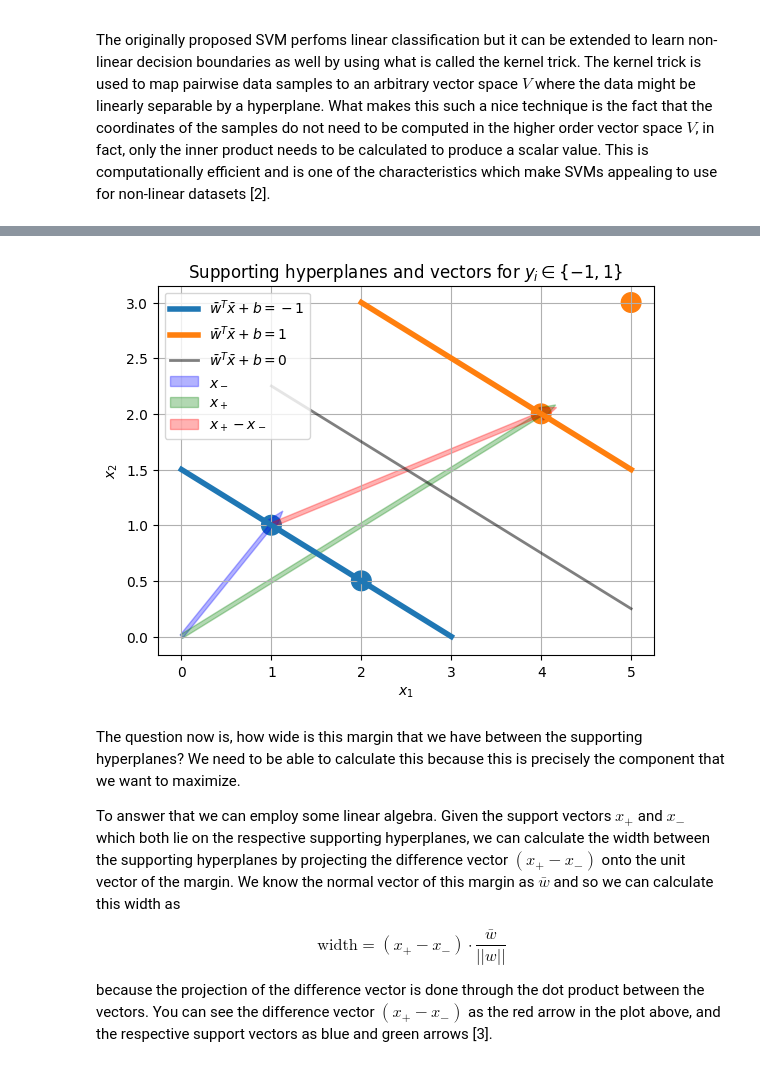
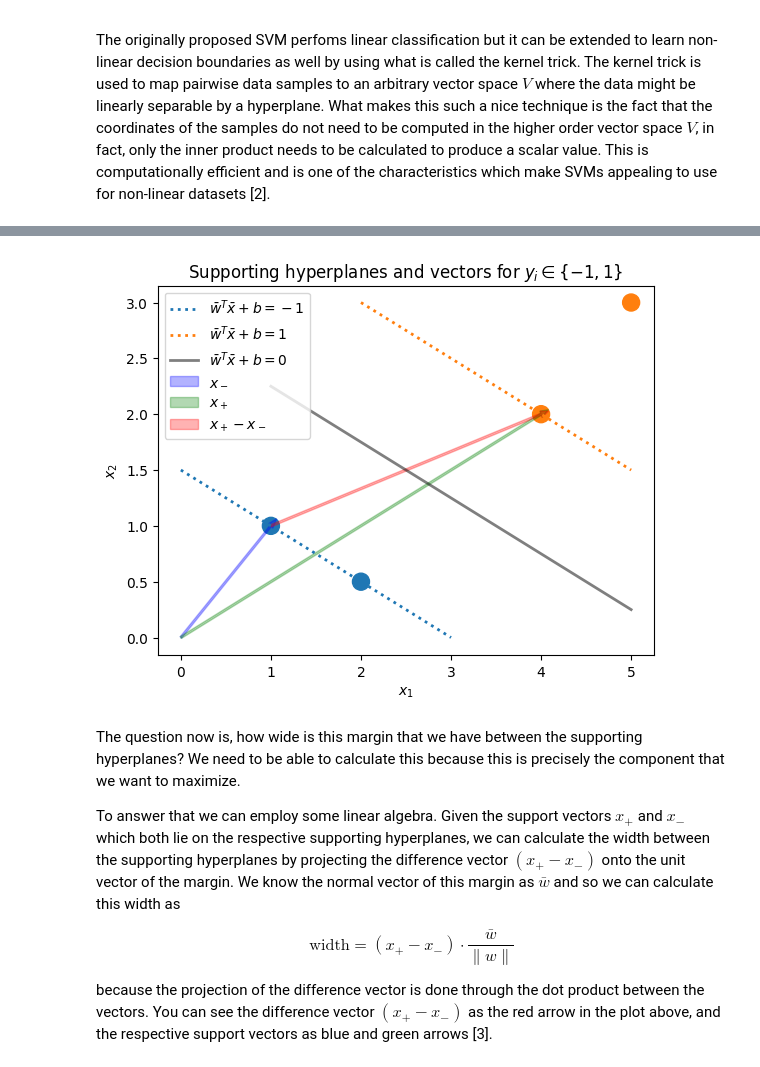
Before and after one commit to wilhelmagren/bmrf, a Jupyter notebook: svm/SVM.ipynb, the cells around one changed output, grey strips where cells are left out. Saved outputs shown, nothing was run; the diff lists cells and outputs as text; code cells hidden in the pictures.

```diff
--- a/svm/SVM.ipynb
+++ b/svm/SVM.ipynb
@@ -40,40 +40,38 @@ We can also see some other vectors which we will go through below.
 # %%
 import numpy as np
 import matplotlib.pyplot as plt
 
 nsh_xx = np.linspace(0, 3, 10)
 psh_xx = np.linspace(2, 5, 10)
 mm_xx = np.linspace(1, 5, 10)
 
 # Negative supporting hyperplane
-plt.plot(nsh_xx, -0.5 * nsh_xx + 1.5, lw=4, c="tab:blue", label=r"$\bar{w}^T\bar{x} + b = -1$")
-
+plt.plot(nsh_xx, -0.5 * nsh_xx + 1.5, lw=2, c="tab:blue", label=r"$\bar{w}^T\bar{x} + b = -1$", ls=":")
 # Positive supporting hyperplane
-plt.plot(psh_xx, -0.5 * psh_xx + 4, lw=4, c="tab:orange", label=r"$\bar{w}^T\bar{x} + b = 1$")
+plt.plot(psh_xx, -0.5 * psh_xx + 4, lw=2, c="tab:orange", label=r"$\bar{w}^T\bar{x} + b = 1$", ls=":")
 
 plt.plot(mm_xx, -0.5 * mm_xx + 2.75, lw=2, c="black", label=r"$\bar{w}^T\bar{x} + b = 0$", alpha=0.5)
 
-plt.scatter([1, 2, 4, 5], [1, 0.5, 2, 3], c=["tab:blue", "tab:blue", "tab:orange", "tab:orange"], s=200)
+plt.scatter([1, 2, 4, 5], [1, 0.5, 2, 3], c=["tab:blue", "tab:blue", "tab:orange", "tab:orange"], s=150)
 plt.xlabel(r"$x_1$")
 plt.ylabel(r"$x_2$")
 
 # Vector representing one
-plt.arrow(0, 0, 1, 1, width=0.04, color="blue", label=r"$x_-$", alpha=0.3)
-plt.arrow(0, 0, 4, 2, width=0.04, color="green", label=r"$x_+$", alpha=0.3)
-plt.arrow(1, 1, 3, 1, width=0.04, color="red", label=r"$x_+ - x_-$", alpha=0.3)
+plt.arrow(0, 0, 1, 1, width=0.02, color="blue", label=r"$x_-$", alpha=0.3)
+plt.arrow(0, 0, 4, 2, width=0.02, color="green", label=r"$x_+$", alpha=0.3)
+plt.arrow(1, 1, 3, 1, width=0.02, color="red", label=r"$x_+ - x_-$", alpha=0.3)
 plt.legend()
-plt.grid()
 plt.title(r"Supporting hyperplanes and vectors for $y_i \in \{-1, 1\}$")
 plt.show()
 # %% [output]
-[figure, old version]
+[figure, new version]
 # %% [markdown]
 The question now is, how wide is this margin that we have between the supporting hyperplanes? We need to be able to calculate this because this is precisely the component that we want to maximize.
 
 To answer that we can employ some linear algebra. Given the support vectors $x_+$ and $x_-$ which both lie on the respective supporting hyperplanes, we can calculate the width between the supporting hyperplanes by projecting the difference vector $(x_+ - x_-)$ onto the unit vector of the margin. We know the normal vector of this margin as $\bar{w}$ and so we can calculate this width as
 
 $$
-\text{width} = (x_+ - x_-) \cdot \frac{\bar{w}}{||w||}
+\text{width} = (x_+ - x_-) \cdot \frac{\bar{w}}{\| w \|}
 $$
 
 because the projection of the difference vector is done through the dot product between the vectors. You can see the difference vector $(x_+ - x_-)$ as the red arrow in the plot above, and the respective support vectors as blue and green arrows [3].
```
Also changed, not shown: parts of 5 cells of this notebook.
